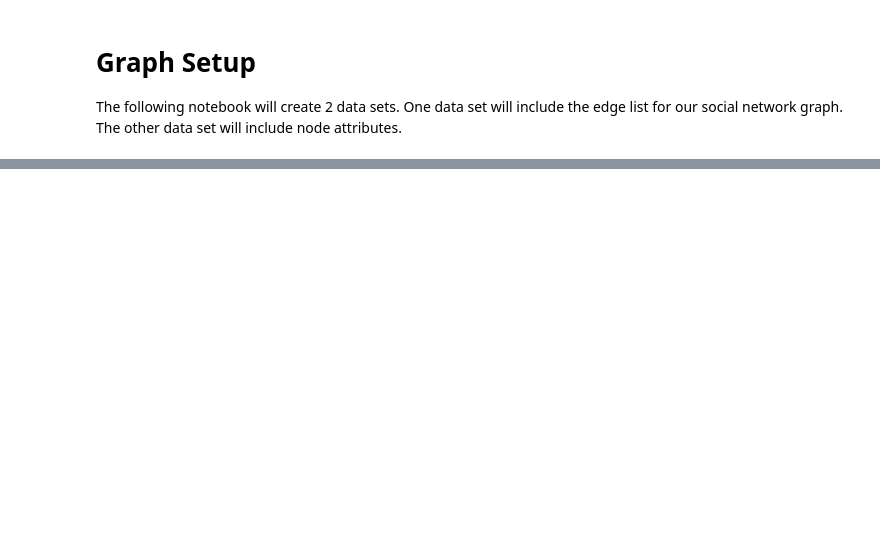
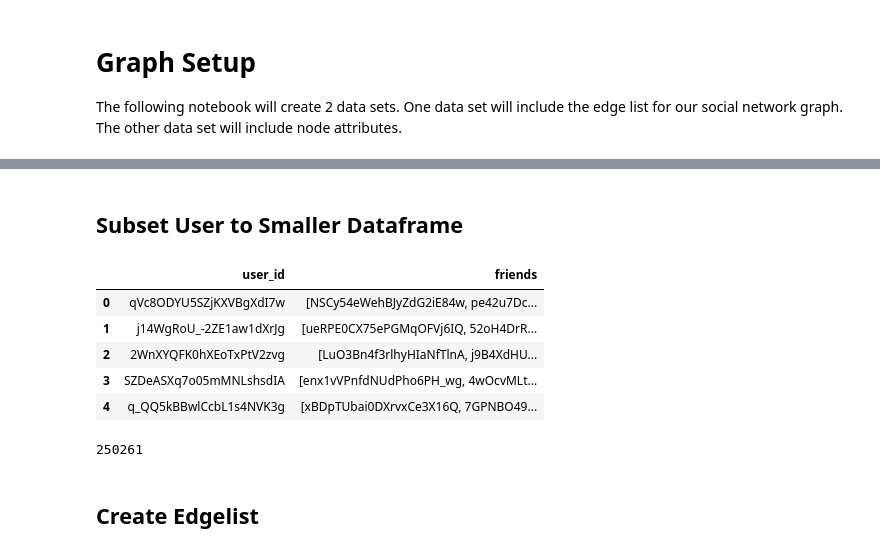
Before and after one commit to aquagz5/Social_Networking_Project, a Jupyter notebook: Graph-Setup.ipynb, the cells around one changed output, grey strips where cells are left out. Drawn from its saved outputs; the diff is of its cells as text; code cells hidden in the pictures; blank space fills up the shorter version.

```diff
--- a/Graph-Setup.ipynb
+++ b/Graph-Setup.ipynb
@@ -33,6 +14,0 @@ friend_single_users = friend_single.select("user_id").rdd.flatMap(lambda x: x).c
-# %%
-#Remove user ids from the friend list if they exist in the friend_single_users list
-user = user.withColumn("friends", array_except(col("friends"), friend_single_users))
-# %%
-#filter out users with 1 friend
-user = user.filter(~col("user_id").isin(friend_single_users))
@@ -103,0 +15,23 @@ edgelist_df.write.csv(f'{proj_directory}/edgelist.csv', header=True)
+# %% [markdown]
+## Subset User to Smaller Dataframe
+# %%
+user = user.select("user_id", "friends", size("friends").alias("friend_count"))
+# %%
+#Add to this to remove more users and subset graph data
+user = user.filter((col('friend_count') >= 128))
+user = user.select("user_id", "friends").cache()
+# %%
+user.limit(5).toPandas()
+# %% [output]
+|  | user_id | friends |
+| 0 | qVc8ODYU5SZjKXVBgXdI7w | [NSCy54eWehBJyZdG2iE84w, pe42u7Dc... |
+| 1 | j14WgRoU_-2ZE1aw1dXrJg | [ueRPE0CX75ePGMqOFVj6IQ, 52oH4DrR... |
+| 2 | 2WnXYQFK0hXEoTxPtV2zvg | [LuO3Bn4f3rlhyHIaNfTlnA, j9B4XdHU... |
+| 3 | SZDeASXq7o05mMNLshsdIA | [enx1vVPnfdNUdPho6PH_wg, 4wOcvMLt... |
+| 4 | q_QQ5kBBwlCcbL1s4NVK3g | [xBDpTUbai0DXrvxCe3X16Q, 7GPNBO49... |
+# %%
+user.count()
+# %% [output]
+250261
+# %% [markdown]
+## Create Edgelist
```
Also changed, not shown: parts of 34 cells of this notebook, 3 other files.
